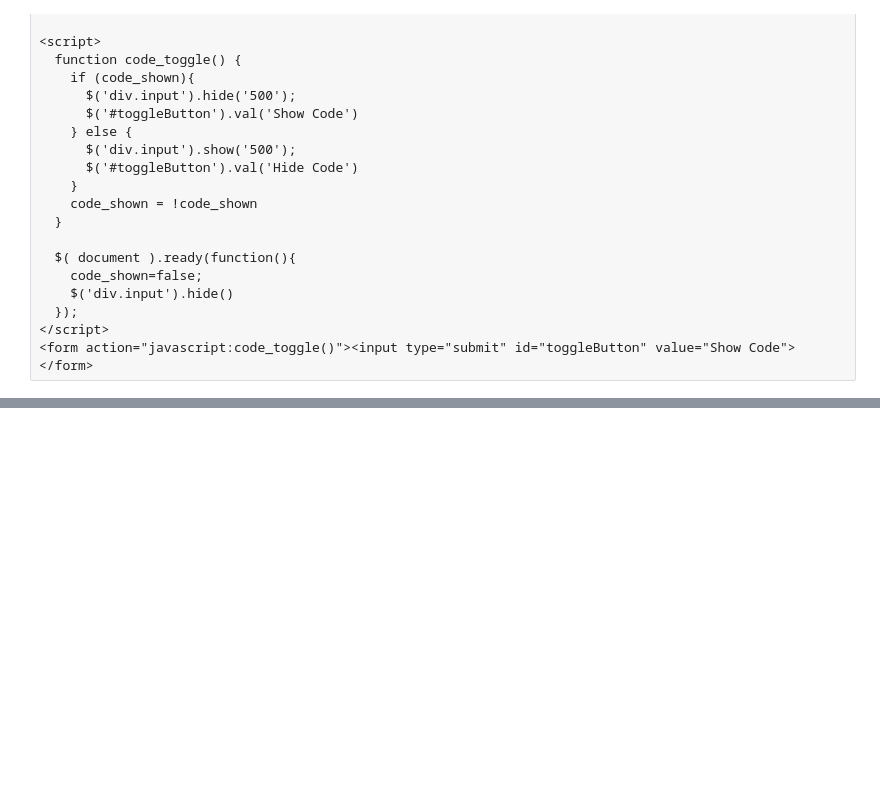
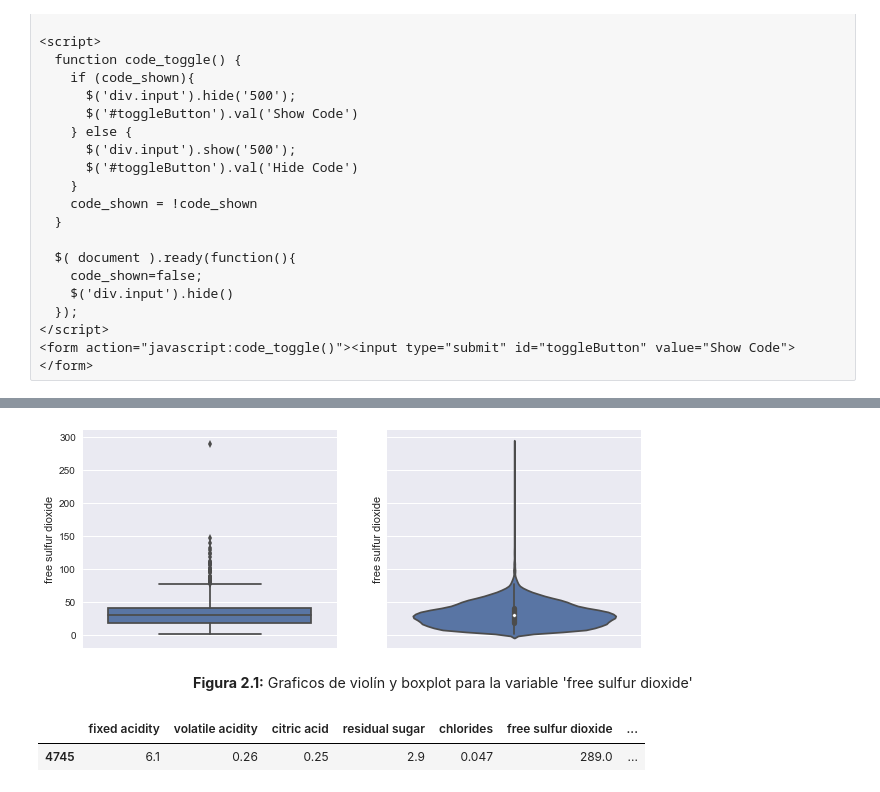
Before and after one commit to TattooeDeer/Tarea-3-ML, a Jupyter notebook: Tarea 3.ipynb, the cells around one changed output, grey strips where cells are left out. Drawn from its saved outputs; the diff is of its cells as text; code cells hidden in the pictures; blank space fills up the shorter version.

```diff
--- a/Tarea 3.ipynb
+++ b/Tarea 3.ipynb
@@ -55,0 +219,19 @@ Using TensorFlow backend.
+# %%
+# a) generamos el el dataframe con el que trabajaremos
+df_red = pd.read_csv("data/winequality-red.csv", sep = ";")
+df_white = pd.read_csv("data/winequality-white.csv", sep = ";")
+df  = pd.concat([df_red,df_white], axis = 0)
+# %%
+r = pd.DataFrame(['red']*len(df_red), columns=['tipo'])
+w = pd.DataFrame(['white']*len(df_white), columns=['tipo'])
+a = pd.concat([r,w], axis = 0)
+lb = preprocessing.LabelBinarizer()
+a = pd.DataFrame(lb.fit_transform(a), columns=['tipo'])
+df.reset_index(inplace=True, drop=True)
+df = pd.concat([df,a], axis = 1)
+df_bin = copy.copy(df)
+df_bin.head()
+#PD: Para el disgusto del ayudante de estadística, estos valores deben ser codificados de forma binaria, al igual que
+#el tipo de vino, ya que sklearn solo acepta valores numericos por el momento, para hacer clasificación y regresión
+#df_bin['binary quality'] = ['bueno' if q>5 else 'malo' for q in df.quality]
+#df_bin['binary quality'] = ['bueno' if q>5 else 'malo' for q in df.quality]
@@ -55,0 +259,17 @@ Using TensorFlow backend.
+# %%
+fig, (ax1,ax2) = plt.subplots(1,2,sharey = True, figsize=(10,4));
+#ax1 = fig.add_subplot(121);
+#ax2 = fig.add_subplot(122,sharey = ax1);
+#ax = sn.swarmplot(data=df_unicard[['SALDO_DISPONIBLE','CUPO_NACIONAL']]);
+#sn.boxplot(data = df['free sulfur dioxide'], orient = 'v');
+sn.violinplot(df['free sulfur dioxide'],ax = ax2, orient = 'v');
+sn.boxplot(df['free sulfur dioxide'], orient='v', ax = ax1);
+# %% [output]
+[figure, added]
+# %% [markdown]
+<p style="text-align:center;font-size:95%"><b>Figura 2.1:</b> Graficos de violín y boxplot para la variable 'free sulfur dioxide'</p>
+# %%
+df[np.abs(df['free sulfur dioxide']-df['free sulfur dioxide'].mean())>=250]
+# %% [output]
+|  | fixed acidity | volatile acidity | citric acid | residual sugar | chlorides | free sulfur dioxide | ... |
+| 4745 | 6.1 | 0.26 | 0.25 | 2.9 | 0.047 | 289.0 | ... |
```
Also changed, not shown: parts of 38 cells of this notebook, 2 other files.
